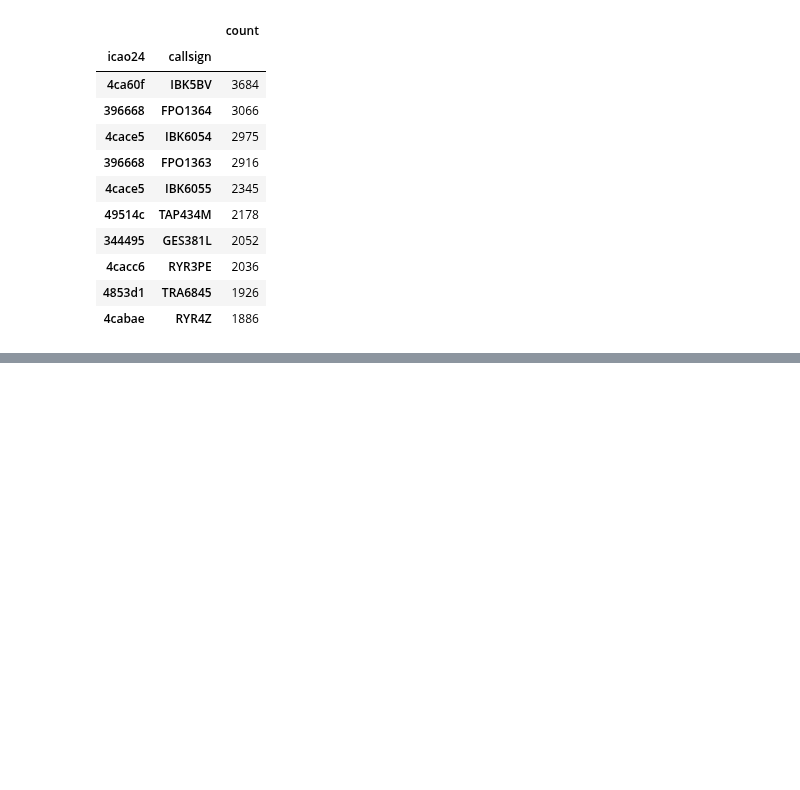
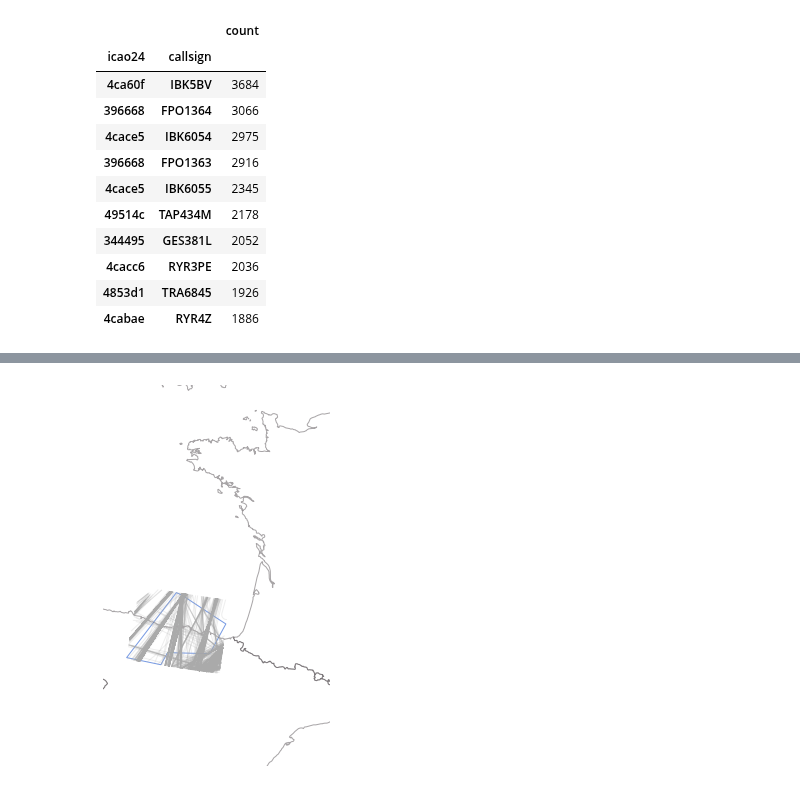
Before and after one commit to jaimebw/tfg, a Jupyter notebook: libros/filtrado_datos.ipynb, the cells around one changed output, grey strips where cells are left out. Cells and saved outputs as stored; diff of their text form; code cells hidden in the pictures; blank space fills up the shorter version.

Commit message:
Añadida representacion de trayectorias

```diff
--- a/libros/filtrado_datos.ipynb
+++ b/libros/filtrado_datos.ipynb
@@ -179,0 +242,18 @@ import sklearn
+# %%
+def representartrayectoria(traffic_data,sector ='LECMBLU'):
+    # esta funcion representa las trayectorias dentro de la BBDD sobre el sector que se estudiar
+    import matplotlib.pyplot as plt
+    from traffic.core.projection import EuroPP
+    from traffic.data import nm_airspaces
+    from traffic.drawing import countries
+    with plt.style.context("traffic"):
+        fig, ax = plt.subplots(
+            subplot_kw=dict(projection=EuroPP()))
+        nm_airspaces[sector].plot(ax,alpha = 1)
+        ax.add_feature(countries())
+        ax.set_extent((-6, 1, 40, 50))
+        traffic_data.plot(ax,alpha = 0.2)
+
+representartrayectoria(v_filtrado)
+# %% [output]
+[figure, added]
```
Also changed, not shown: parts of 8 cells of this notebook, 1 other file.
